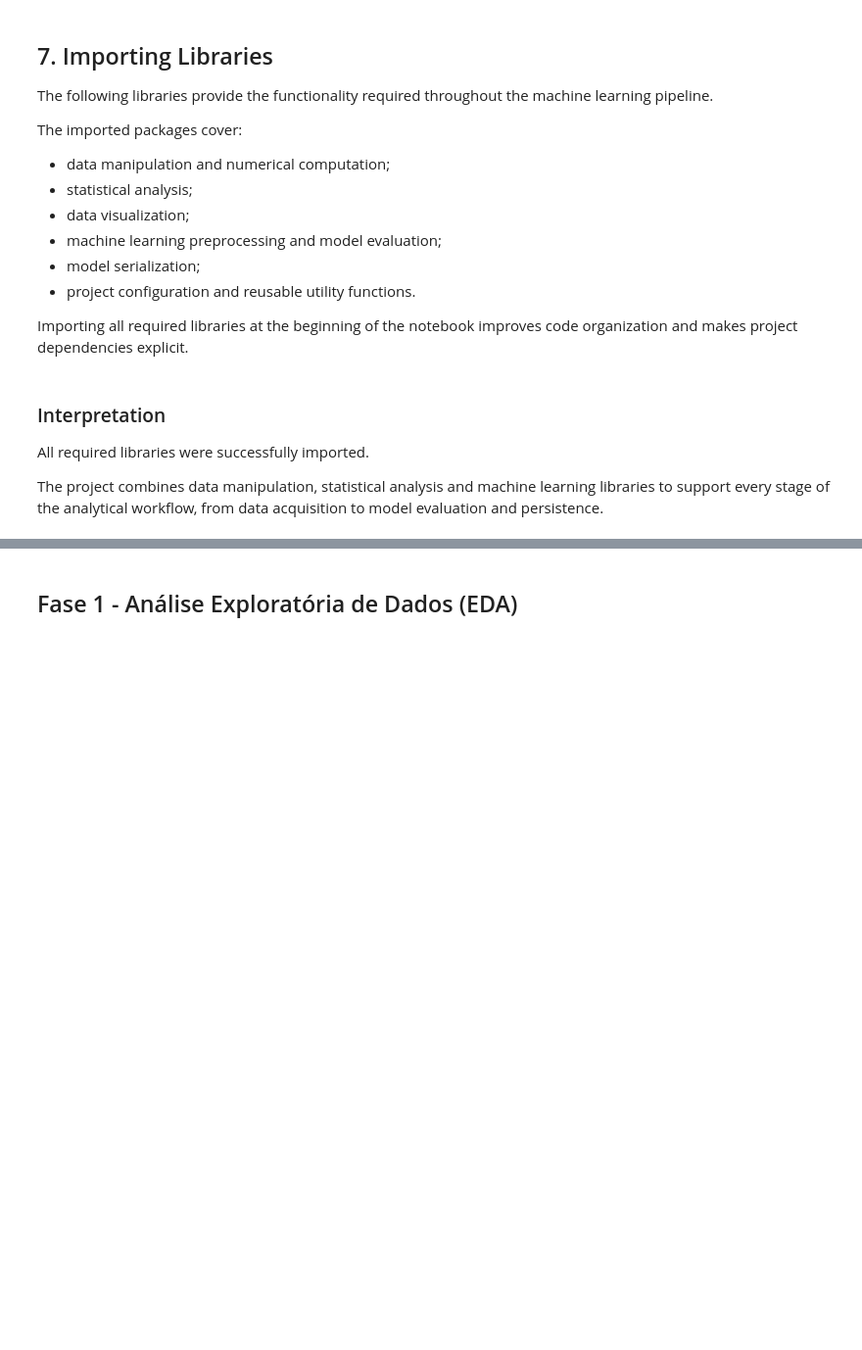
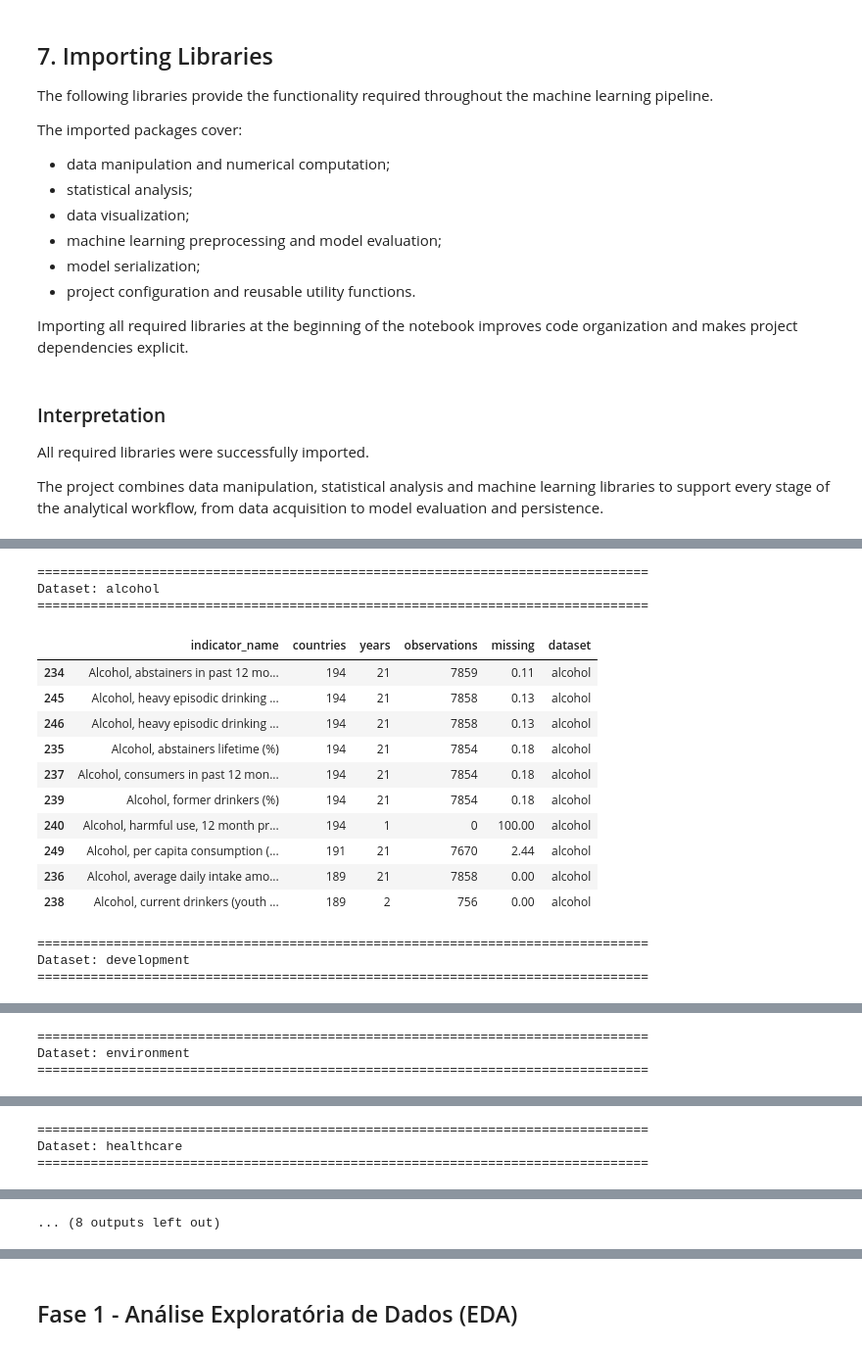
Before and after one commit to ananda-pires/who_life_expectancy_prediction, a Jupyter notebook: notebooks/life_expectancy.ipynb, the cells around one changed output, grey strips where cells are left out. Shown at 98% size. Saved outputs shown, nothing was run; the diff lists cells and outputs as text; code cells hidden in the pictures; blank space fills up the shorter version.

Commit message:
Finalize analytical dataset construction and standardize variable names

```diff
--- a/notebooks/life_expectancy.ipynb
+++ b/notebooks/life_expectancy.ipynb
@@ -271,0 +271,14 @@ df.head()
+# %%
+summary = (
+    pd.DataFrame(
+        {
+            "Dataset": datasets.keys(),
+            "Rows": [df.shape[0] for df in datasets.values()],
+            "Columns": [df.shape[1] for df in datasets.values()],
+        }
+    )
+    .sort_values("Rows", ascending=False)
+    .reset_index(drop=True)
+)
+
+summary
@@ -271,0 +318,58 @@ df.head()
+# %%
+# Compute data coverage for each indicator and display the top 10 indicators
+# with the highest coverage within each dataset.
+
+coverage = []
+
+for dataset_name, df in datasets.items():
+
+    summary = (
+        df.groupby("indicator_name", as_index=False)
+        .agg(
+            countries=("setting", "nunique"),
+            years=("date", "nunique"),
+            observations=("estimate", "count"),
+            missing=("estimate", lambda x: x.isna().mean() * 100)
+        )
+    )
+
+    summary["dataset"] = dataset_name
+    coverage.append(summary)
+
+coverage = pd.concat(coverage, ignore_index=True)
+
+# Display the top 10 indicators for each dataset
+for dataset_name in sorted(coverage["dataset"].unique()):
+
+    print(f"\n{'='*80}")
+    print(f"Dataset: {dataset_name}")
+    print(f"{'='*80}")
+
+    top10 = (
+        coverage[coverage["dataset"] == dataset_name]
+        .sort_values(
+            ["countries", "years", "observations"],
+            ascending=False
+        )
+        .head(10)
+    )
+
+    display(top10)
+# %% [output]
+================================================================================
+Dataset: alcohol
+================================================================================
+|  | indicator_name | countries | years | observations | missing | dataset |
+| 234 | Alcohol, abstainers in past 12 mo... | 194 | 21 | 7859 | 0.11 | alcohol |
+| 245 | Alcohol, heavy episodic drinking ... | 194 | 21 | 7858 | 0.13 | alcohol |
+| 246 | Alcohol, heavy episodic drinking ... | 194 | 21 | 7858 | 0.13 | alcohol |
+| 235 | Alcohol, abstainers lifetime (%) | 194 | 21 | 7854 | 0.18 | alcohol |
+| 237 | Alcohol, consumers in past 12 mon... | 194 | 21 | 7854 | 0.18 | alcohol |
+| 239 | Alcohol, former drinkers (%) | 194 | 21 | 7854 | 0.18 | alcohol |
+| 240 | Alcohol, harmful use, 12 month pr... | 194 | 1 | 0 | 100.00 | alcohol |
+| 249 | Alcohol, per capita consumption (... | 191 | 21 | 7670 | 2.44 | alcohol |
+| 236 | Alcohol, average daily intake amo... | 189 | 21 | 7858 | 0.00 | alcohol |
+| 238 | Alcohol, current drinkers (youth ... | 189 | 2 | 756 | 0.00 | alcohol |
+================================================================================
+Dataset: development
+================================================================================
@@ -271,0 +387,3 @@ df.head()
+================================================================================
+Dataset: environment
+================================================================================
@@ -271,0 +401,3 @@ df.head()
+================================================================================
+Dataset: healthcare
+================================================================================
@@ -271,0 +443 @@ df.head()
+... (8 outputs left out)
```
Also changed, not shown: parts of 45 cells of this notebook, 10 other files.
